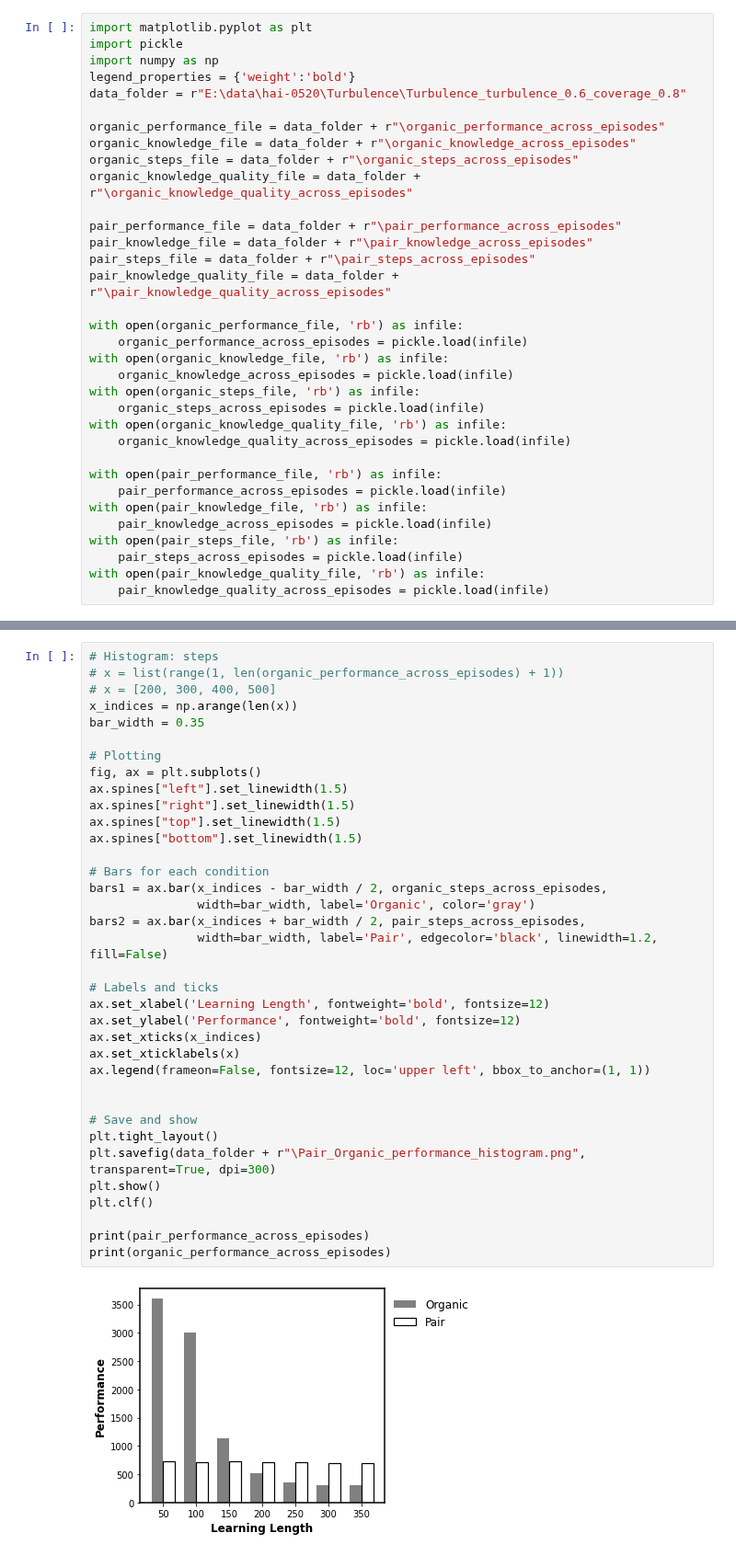
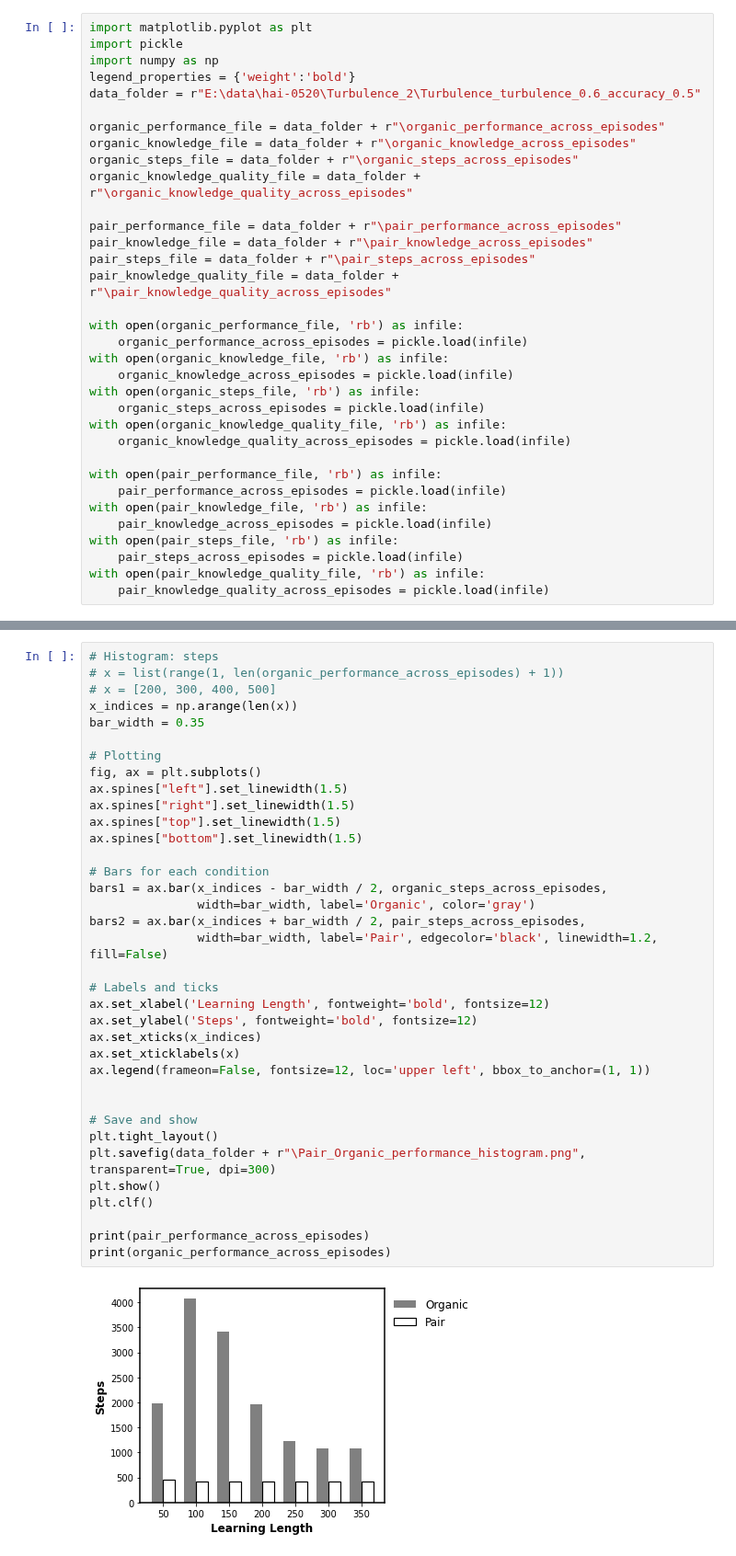
Before and after one commit to GrandJune/HAI, a Jupyter notebook: Turbulence/Turbulence_turbulence_0.6_accuracy_0.5/Results.ipynb, the cells around one changed output, grey strips where cells are left out. Shown at 92% size. Saved outputs shown, nothing was run; the diff lists cells and outputs as text.

```diff
--- a/Turbulence/Turbulence_turbulence_0.6_accuracy_0.5/Results.ipynb
+++ b/Turbulence/Turbulence_turbulence_0.6_accuracy_0.5/Results.ipynb
@@ -3,7 +3,7 @@ import matplotlib.pyplot as plt
 import pickle
 import numpy as np
 legend_properties = {'weight':'bold'}
-data_folder = r"E:\data\hai-0520\Turbulence\Turbulence_turbulence_0.6_coverage_0.8"
+data_folder = r"E:\data\hai-0520\Turbulence_2\Turbulence_turbulence_0.6_accuracy_0.5"
 
 organic_performance_file = data_folder + r"\organic_performance_across_episodes"
 organic_knowledge_file = data_folder + r"\organic_knowledge_across_episodes"
@@ -130,32 +130,32 @@ bar_width = 0.35
 
 # Plotting
 fig, ax = plt.subplots()
 ax.spines["left"].set_linewidth(1.5)
 ax.spines["right"].set_linewidth(1.5)
 ax.spines["top"].set_linewidth(1.5)
 ax.spines["bottom"].set_linewidth(1.5)
 
 # Bars for each condition
 bars1 = ax.bar(x_indices - bar_width / 2, organic_steps_across_episodes,
                width=bar_width, label='Organic', color='gray')
 bars2 = ax.bar(x_indices + bar_width / 2, pair_steps_across_episodes,
                width=bar_width, label='Pair', edgecolor='black', linewidth=1.2, fill=False)
 
 # Labels and ticks
 ax.set_xlabel('Learning Length', fontweight='bold', fontsize=12)
-ax.set_ylabel('Performance', fontweight='bold', fontsize=12)
+ax.set_ylabel('Steps', fontweight='bold', fontsize=12)
 ax.set_xticks(x_indices)
 ax.set_xticklabels(x)
 ax.legend(frameon=False, fontsize=12, loc='upper left', bbox_to_anchor=(1, 1))
 
 
 # Save and show
 plt.tight_layout()
 plt.savefig(data_folder + r"\Pair_Organic_performance_histogram.png", transparent=True, dpi=300)
 plt.show()
 plt.clf()
 
 print(pair_performance_across_episodes)
 print(organic_performance_across_episodes)
 # %% [output]
-[figure, old version]
+[figure, new version]
```
Also changed, not shown: parts of 6 cells of this notebook, 2 other files.
